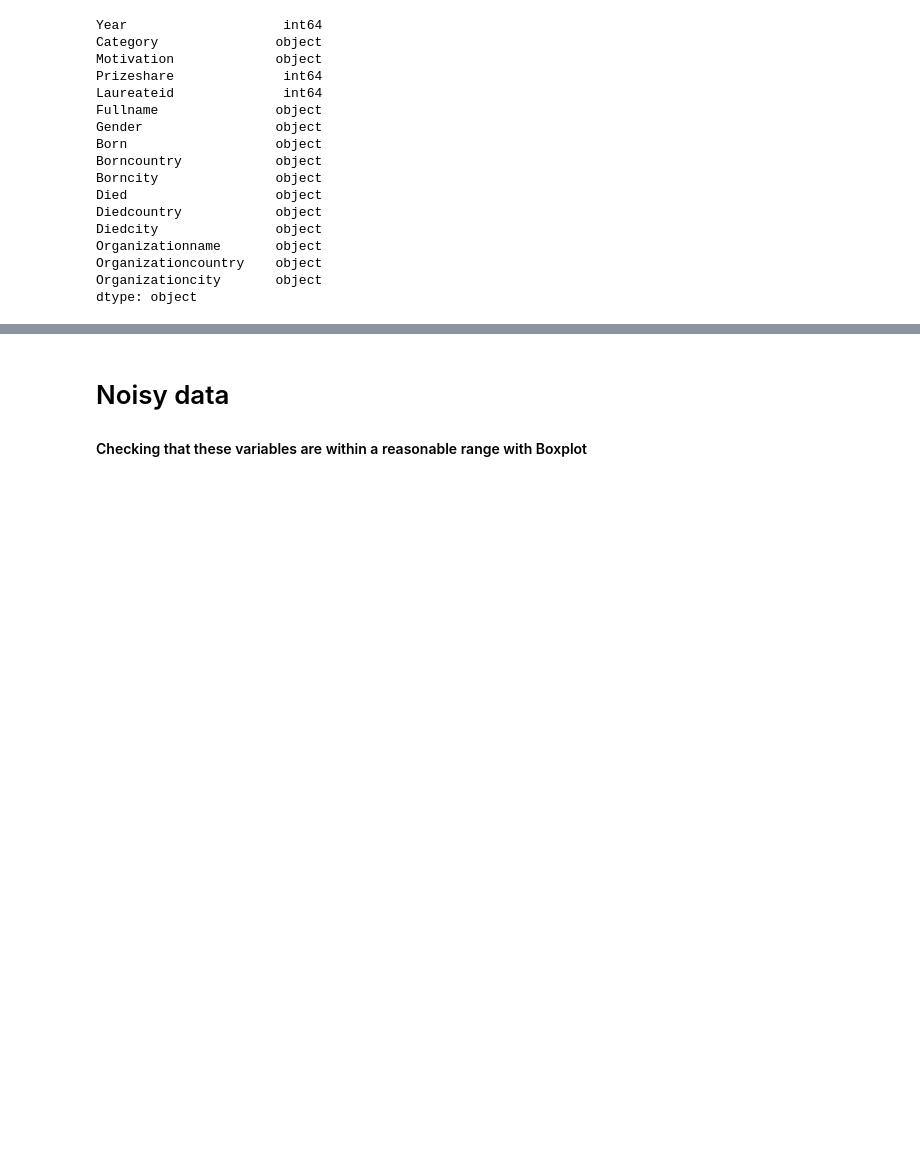
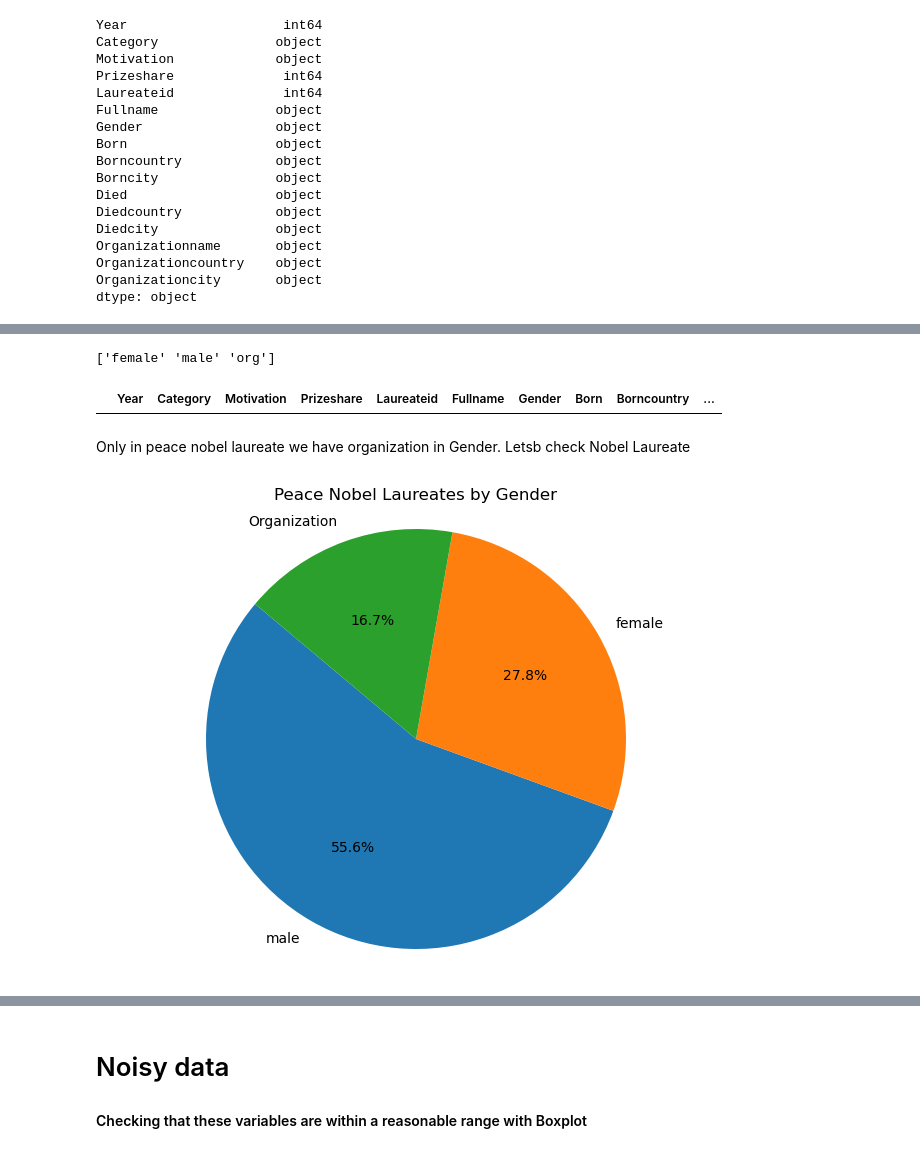
Before and after one commit to SarahB21/Project2024, a Jupyter notebook: ProjectLabelLaureate.ipynb, the cells around one changed output, grey strips where cells are left out. Saved outputs shown, nothing was run; the diff lists cells and outputs as text; code cells hidden in the pictures; blank space fills up the shorter version.

```diff
--- a/ProjectLabelLaureate.ipynb
+++ b/ProjectLabelLaureate.ipynb
@@ -139,0 +135,25 @@ print(gender_new)
+# %%
+gender_unique = nobel_data['Gender'].unique()
+print(gender_unique)
+# %% [output]
+['female' 'male' 'org']
+# %%
+nobel_data[nobel_data.loc[:,'Gender'] == 'Organization']
+# %% [output]
+|  | Year | Category | Motivation | Prizeshare | Laureateid | Fullname | Gender | Born | Borncountry | ... |
+# %% [markdown]
+Only in peace nobel laureate we have organization in Gender. Letsb check Nobel Laureate
+# %%
+import matplotlib.pyplot as plt
+
+# Gender counts
+gender_counts = {'male': 10, 'female': 5, 'Organization': 3}  # Replace with your actual data counts
+
+# Plotting the pie chart
+plt.figure(figsize=(8, 6))
+plt.pie(gender_counts.values(), labels=gender_counts.keys(), autopct='%1.1f%%', startangle=140)
+plt.title('Peace Nobel Laureates by Gender')
+plt.axis('equal')  # Equal aspect ratio ensures that pie is drawn as a circle.
+plt.show()
+# %% [output]
+[figure, added]
```
Also changed, not shown: parts of 8 cells of this notebook.
